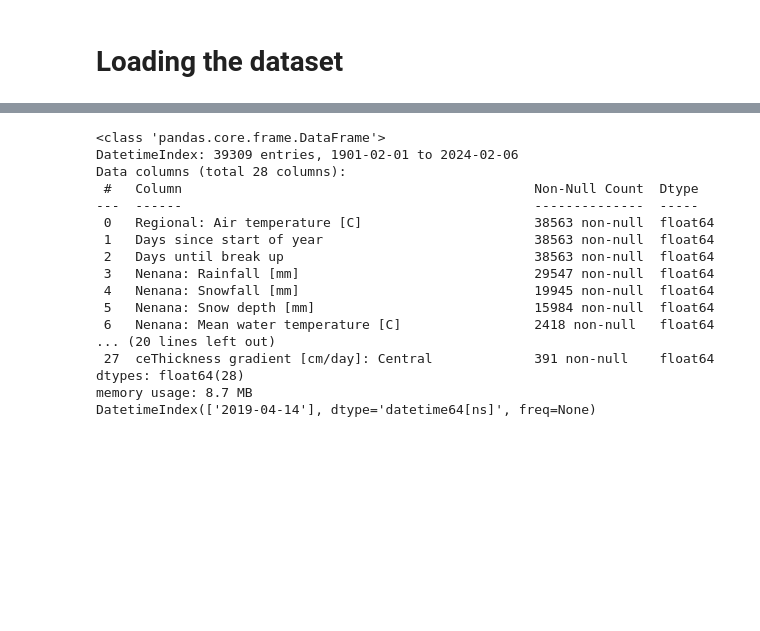
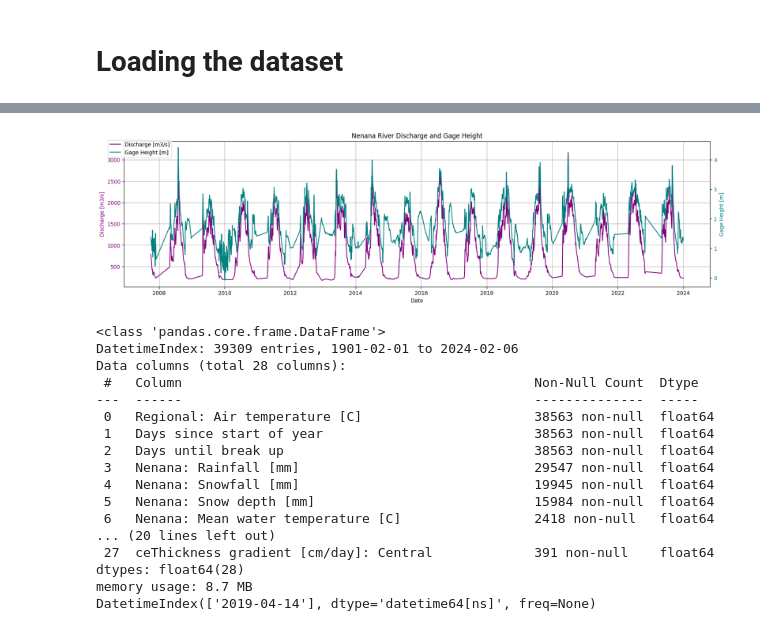
Before and after one commit to iceclassic/mude, a Jupyter notebook: book/Q1-Content/w3_gradient.ipynb, the cells around one changed output, grey strips where cells are left out. Saved outputs shown, nothing was run; the diff lists cells and outputs as text; code cells hidden in the pictures; blank space fills up the shorter version.

Commit message:
plots

```diff
--- a/book/Q1-Content/w3_gradient.ipynb
+++ b/book/Q1-Content/w3_gradient.ipynb
@@ -33,3 +75,25 @@ import iceclassic as ice
+# %%
+River_data=pd.read_csv('Nenana_River.csv',index_col=0)
+River_data.index = pd.to_datetime(River_data.index, format="%Y-%m-%d")
+fig, ax1 = plt.subplots(figsize=(20, 5))
+ax1.set_title("Nenana River Discharge and Gage Height")
+ax1.plot(River_data.index, River_data['Nenana: Mean Discharge [m3/s]'], color='purple', label='Discharge [m3/s]')
+ax1.set_xlabel('Date')
+ax1.set_ylabel('Discharge [m3/s]', color='purple')
+ax1.tick_params(axis='y', labelcolor='purple')
+ax1.grid()
+
+# ax1.set_xlim(pd.Timestamp('2018-01-01'), pd.Timestamp('2018-12-31'))
+
+ax2 = ax1.twinx()
+ax2.plot(River_data.index, River_data['Nenana: Gage Height [m]'], color='teal', label='Gage Height [m]')
+ax2.set_ylabel('Gage Height [m]', color='teal')
+ax2.tick_params(axis='y', labelcolor='teal')
+
+fig.legend(loc='upper left', bbox_to_anchor=(0.1, 0.9))
+plt.show()
+# %% [output]
+[figure, added]
 # %%
 
 # we could load the data from the repo
```
Also changed, not shown: parts of 3 cells of this notebook, 10 other files.
